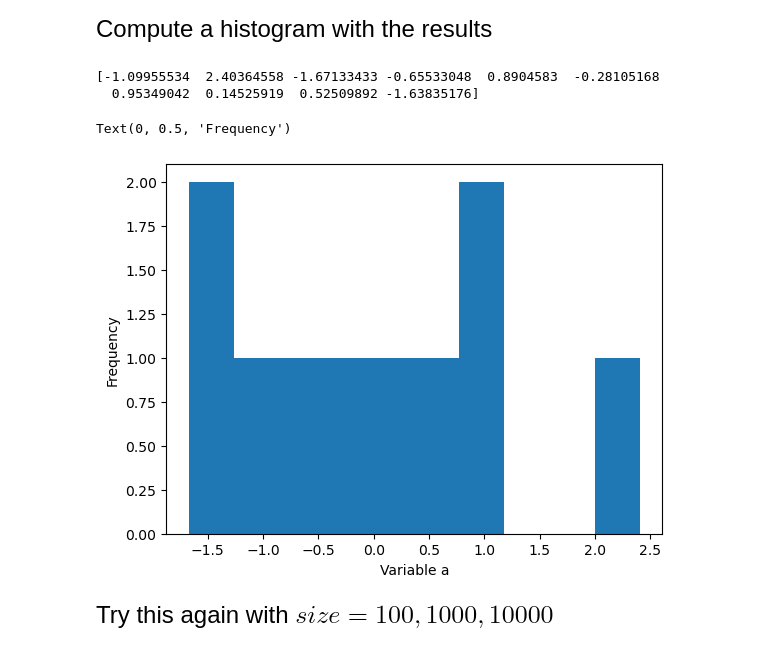
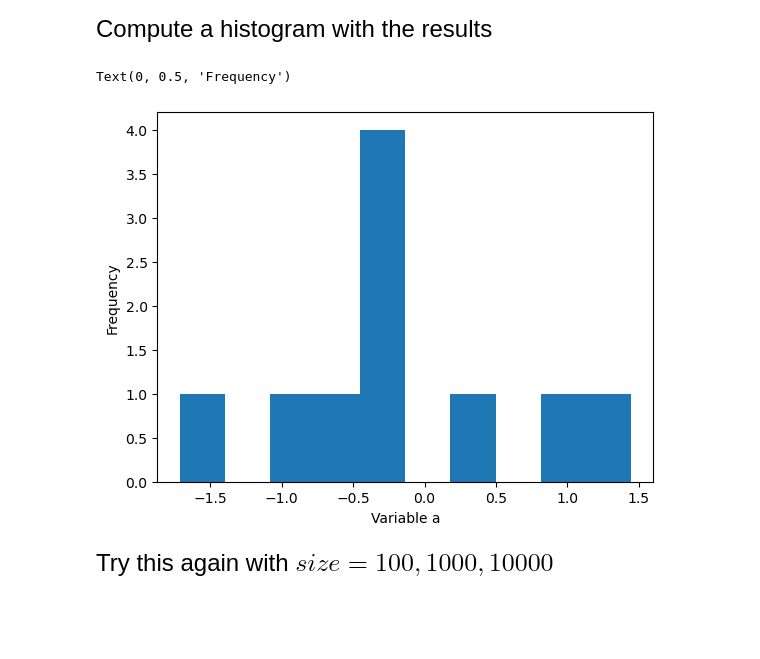
Before and after one commit to zwangemory/qtm530fall2024, a Jupyter notebook: Lecture 01/Lecture 1c - Mathematical Operations.ipynb, the cells around one changed output. Cells and saved outputs as stored; diff of their text form; code cells hidden in the pictures; blank space fills up the shorter version.

```diff
--- a/Lecture 01/Lecture 1c - Mathematical Operations.ipynb
+++ b/Lecture 01/Lecture 1c - Mathematical Operations.ipynb
@@ -266,8 +279,8 @@ Random numbers differ every time!
 
 np.random.seed(10393)
 
-random_var_b = np.random.normal(loc=0, scale=1, size=10)
-print(random_var_b)
+random_var_c = np.random.normal(loc=0, scale=1, size=10)
+print(random_var_c)
 # %% [output]
 [ 1.11417929  1.44487377  0.26473752 -0.41701187 -1.71332341 -0.20751871
  -0.2088598  -1.03876599 -0.15437717 -0.67879554]
@@ -278,18 +291,15 @@ Compute a histogram with the results
 # %%
 # Compute a histogram
 # You can edit the number of bins with plt.hist(x = randomvar_a)
 
-randomvar_x = np.random.normal(loc=0, scale=1, size=10)
-print(randomvar_x)
 
-plt.hist(x = randomvar_x)
+
+plt.hist(x = random_var_c)
 plt.xlabel("Variable a")
 plt.ylabel("Frequency")
 # %% [output]
-[-1.09955534  2.40364558 -1.67133433 -0.65533048  0.8904583  -0.28105168
-  0.95349042  0.14525919  0.52509892 -1.63835176]
+Text(0, 0.5, 'Frequency')
-Text(0, 0.5, 'Frequency')
-[figure, old version]
+[figure, new version]
 # %% [markdown]
 <font size = "5">
 
```
Also changed, not shown: parts of 6 cells of this notebook, 6 other files.
